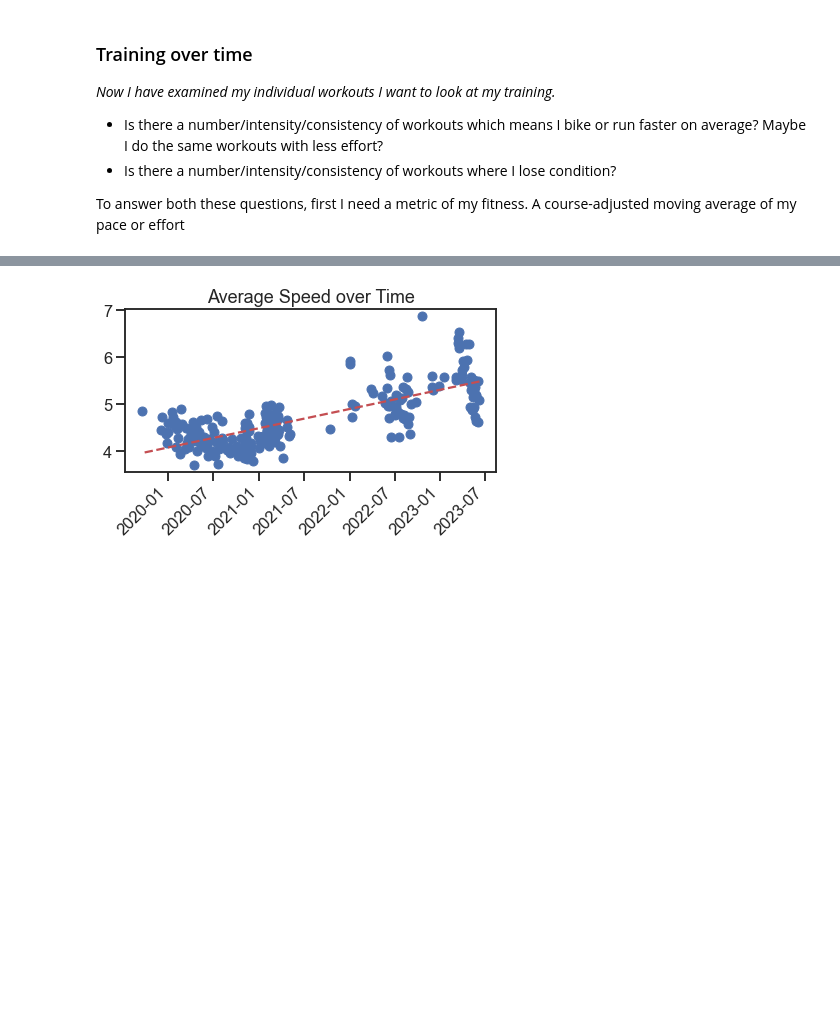
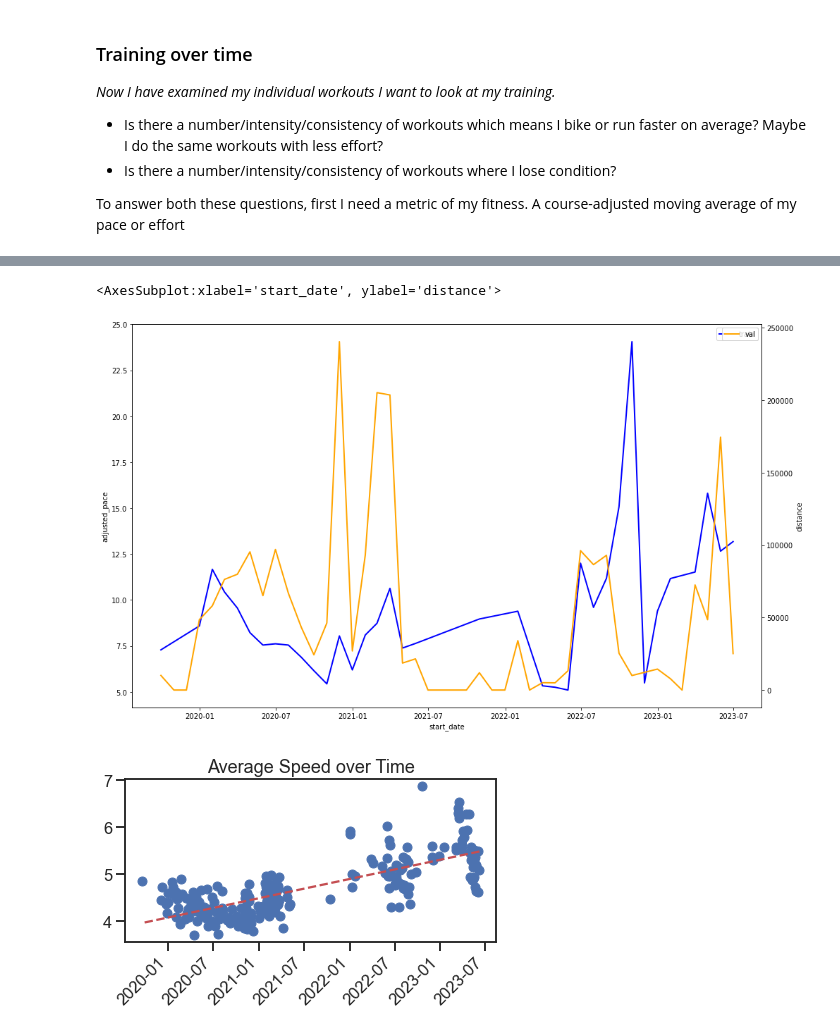
Before and after one commit to dougiebudge/stravaExperiment, a Jupyter notebook: explore.ipynb, the cells around one changed output, grey strips where cells are left out. Cells and saved outputs as stored; diff of their text form; code cells hidden in the pictures; blank space fills up the shorter version.

```diff
--- a/explore.ipynb
+++ b/explore.ipynb
@@ -331,3 +373,28 @@ To answer both these questions, first I need a metric of my fitness. A course-ad
+# %%
+runs["elevation_cat"]= pd.cut(
+    runs.total_elevation_gain,
+    bins=5,
+    labels=False
+)
+# Let's check the same for distance
+runs["distance_cat"]= pd.cut(
+    runs.distance,
+    bins=5,
+    labels=False
+)
+runs["difficulty"]= ((runs["elevation_cat"]+1)+(runs["distance_cat"]+1))
+
+runs["adjusted_pace"]= (runs["difficulty"]/2)*runs["pace"]
+monthly = runs.groupby(pd.Grouper(key='start_date', freq='M')).mean()
+monthlyyy= runs.groupby(pd.Grouper(key='start_date', freq='M')).sum()
+
+fig, ax = plt.subplots(figsize=(16,10))
+sns.lineplot(data=monthly["adjusted_pace"], linewidth=2, label="train",color="blue", ax=ax)
+ax2 = plt.twinx()
+sns.lineplot(data=monthlyyy["distance"], linewidth=2, label="val",color="orange", ax=ax2)
+# %% [output]
+<AxesSubplot:xlabel='start_date', ylabel='distance'>
+[figure, added]
 # %%
 fig = plt.figure() #create overall container
 ax1 = fig.add_subplot(111) #add a 1 by 1 plot to the figure
```
Also changed, not shown: parts of 9 cells of this notebook.
